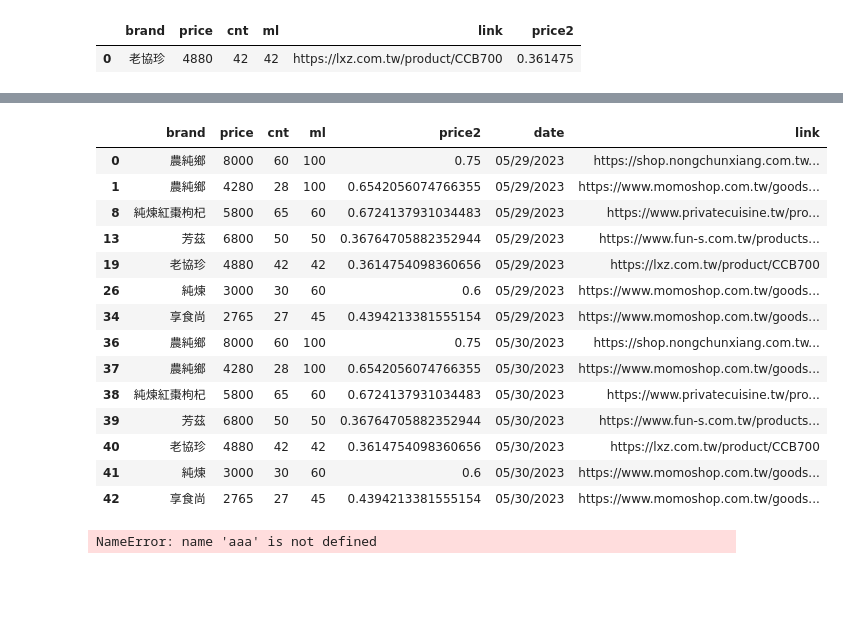
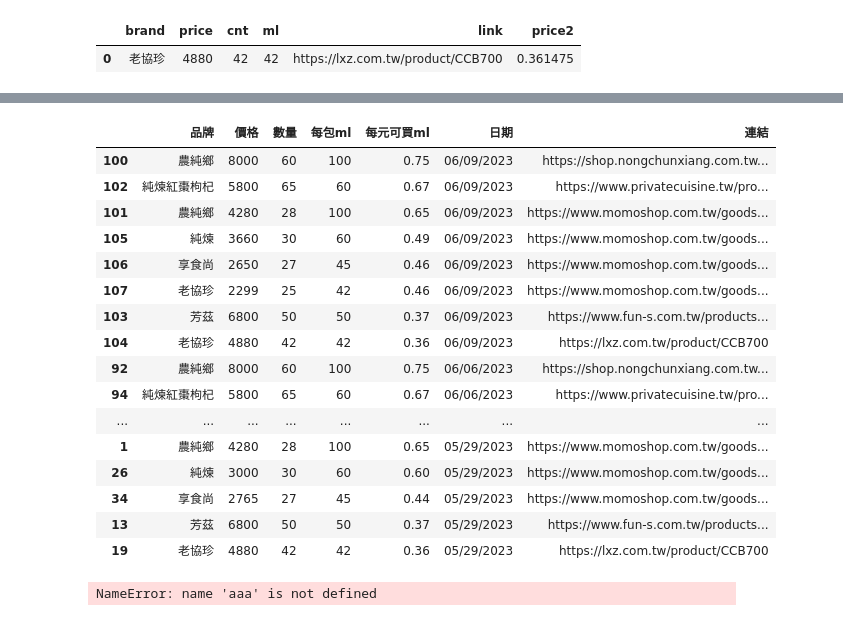
Before and after one commit to eustia0/My_Project, a Jupyter notebook: 爬蟲：每日紀錄商品價格/爬蟲：每日紀錄商品價格.ipynb, the cells around one changed output, grey strips where cells are left out. Cells and saved outputs as stored; diff of their text form; code cells hidden in the pictures; blank space fills up the shorter version.

```diff
--- a/爬蟲：每日紀錄商品價格/爬蟲：每日紀錄商品價格.ipynb
+++ b/爬蟲：每日紀錄商品價格/爬蟲：每日紀錄商品價格.ipynb
@@ -225,29 +297,41 @@ d1=pd.read_csv(csv1)
 # %%
 d1=d1[d1.brand != 'brand']
 d2=d1.drop_duplicates()
 d2.columns
 d21=d2[['brand', 'price', 'cnt', 'ml', 'price2', 'date', 'link']]
-d21=d21.sort_values(by='date',ascending=0)
+d21=d21.sort_values(by=['date','price2'],ascending=[0,0])
+d21['price2'] = d21['price2'].astype(float).round(2)
+
+d21=d21.rename(columns={'brand': '品牌',
+                        'price': '價格',
+                        'cnt': '數量',
+                        'ml': '每包ml',
+                        'price2': '每元可買ml',
+                        'date': '日期',
+                        'link':'連結'
+                        })
 
 d21.to_csv(r'often/price2.csv',encoding='utf-8-sig',index=0)
 
 d21
 # %% [output]
-|  | brand | price | cnt | ml | price2 | date | link |
-| 0 | 農純鄉 | 8000 | 60 | 100 | 0.75 | 05/29/2023 | https://shop.nongchunxiang.com.tw... |
-| 1 | 農純鄉 | 4280 | 28 | 100 | 0.6542056074766355 | 05/29/2023 | https://www.momoshop.com.tw/goods... |
-| 8 | 純煉紅棗枸杞 | 5800 | 65 | 60 | 0.6724137931034483 | 05/29/2023 | https://www.privatecuisine.tw/pro... |
-| 13 | 芳茲 | 6800 | 50 | 50 | 0.36764705882352944 | 05/29/2023 | https://www.fun-s.com.tw/products... |
-| 19 | 老協珍 | 4880 | 42 | 42 | 0.3614754098360656 | 05/29/2023 | https://lxz.com.tw/product/CCB700 |
-| 26 | 純煉 | 3000 | 30 | 60 | 0.6 | 05/29/2023 | https://www.momoshop.com.tw/goods... |
-| 34 | 享食尚 | 2765 | 27 | 45 | 0.4394213381555154 | 05/29/2023 | https://www.momoshop.com.tw/goods... |
-| 36 | 農純鄉 | 8000 | 60 | 100 | 0.75 | 05/30/2023 | https://shop.nongchunxiang.com.tw... |
-| 37 | 農純鄉 | 4280 | 28 | 100 | 0.6542056074766355 | 05/30/2023 | https://www.momoshop.com.tw/goods... |
-| 38 | 純煉紅棗枸杞 | 5800 | 65 | 60 | 0.6724137931034483 | 05/30/2023 | https://www.privatecuisine.tw/pro... |
-| 39 | 芳茲 | 6800 | 50 | 50 | 0.36764705882352944 | 05/30/2023 | https://www.fun-s.com.tw/products... |
-| 40 | 老協珍 | 4880 | 42 | 42 | 0.3614754098360656 | 05/30/2023 | https://lxz.com.tw/product/CCB700 |
-| 41 | 純煉 | 3000 | 30 | 60 | 0.6 | 05/30/2023 | https://www.momoshop.com.tw/goods... |
-| 42 | 享食尚 | 2765 | 27 | 45 | 0.4394213381555154 | 05/30/2023 | https://www.momoshop.com.tw/goods... |
+|  | 品牌 | 價格 | 數量 | 每包ml | 每元可買ml | 日期 | 連結 |
+| 100 | 農純鄉 | 8000 | 60 | 100 | 0.75 | 06/09/2023 | https://shop.nongchunxiang.com.tw... |
+| 102 | 純煉紅棗枸杞 | 5800 | 65 | 60 | 0.67 | 06/09/2023 | https://www.privatecuisine.tw/pro... |
+| 101 | 農純鄉 | 4280 | 28 | 100 | 0.65 | 06/09/2023 | https://www.momoshop.com.tw/goods... |
+| 105 | 純煉 | 3660 | 30 | 60 | 0.49 | 06/09/2023 | https://www.momoshop.com.tw/goods... |
+| 106 | 享食尚 | 2650 | 27 | 45 | 0.46 | 06/09/2023 | https://www.momoshop.com.tw/goods... |
+| 107 | 老協珍 | 2299 | 25 | 42 | 0.46 | 06/09/2023 | https://www.momoshop.com.tw/goods... |
+| 103 | 芳茲 | 6800 | 50 | 50 | 0.37 | 06/09/2023 | https://www.fun-s.com.tw/products... |
+| 104 | 老協珍 | 4880 | 42 | 42 | 0.36 | 06/09/2023 | https://lxz.com.tw/product/CCB700 |
+| 92 | 農純鄉 | 8000 | 60 | 100 | 0.75 | 06/06/2023 | https://shop.nongchunxiang.com.tw... |
+| 94 | 純煉紅棗枸杞 | 5800 | 65 | 60 | 0.67 | 06/06/2023 | https://www.privatecuisine.tw/pro... |
+| ... | ... | ... | ... | ... | ... | ... | ... |
+| 1 | 農純鄉 | 4280 | 28 | 100 | 0.65 | 05/29/2023 | https://www.momoshop.com.tw/goods... |
+| 26 | 純煉 | 3000 | 30 | 60 | 0.60 | 05/29/2023 | https://www.momoshop.com.tw/goods... |
+| 34 | 享食尚 | 2765 | 27 | 45 | 0.44 | 05/29/2023 | https://www.momoshop.com.tw/goods... |
+| 13 | 芳茲 | 6800 | 50 | 50 | 0.37 | 05/29/2023 | https://www.fun-s.com.tw/products... |
+| 19 | 老協珍 | 4880 | 42 | 42 | 0.36 | 05/29/2023 | https://lxz.com.tw/product/CCB700 |
 # %%
 aaa
 # %% [output]
```
Also changed, not shown: parts of 8 cells of this notebook.
